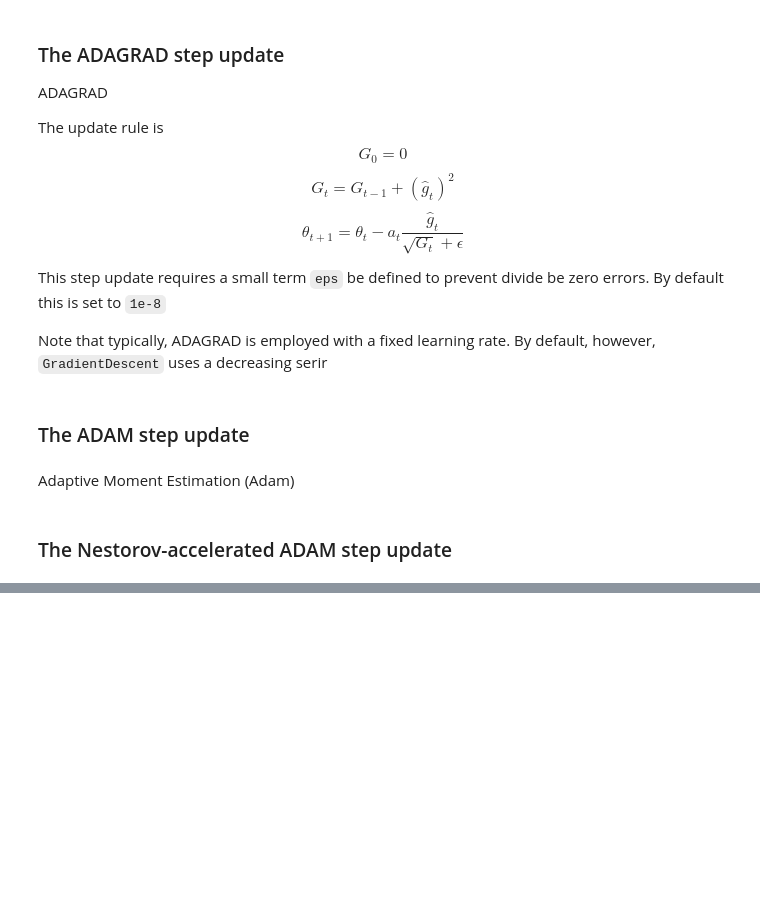
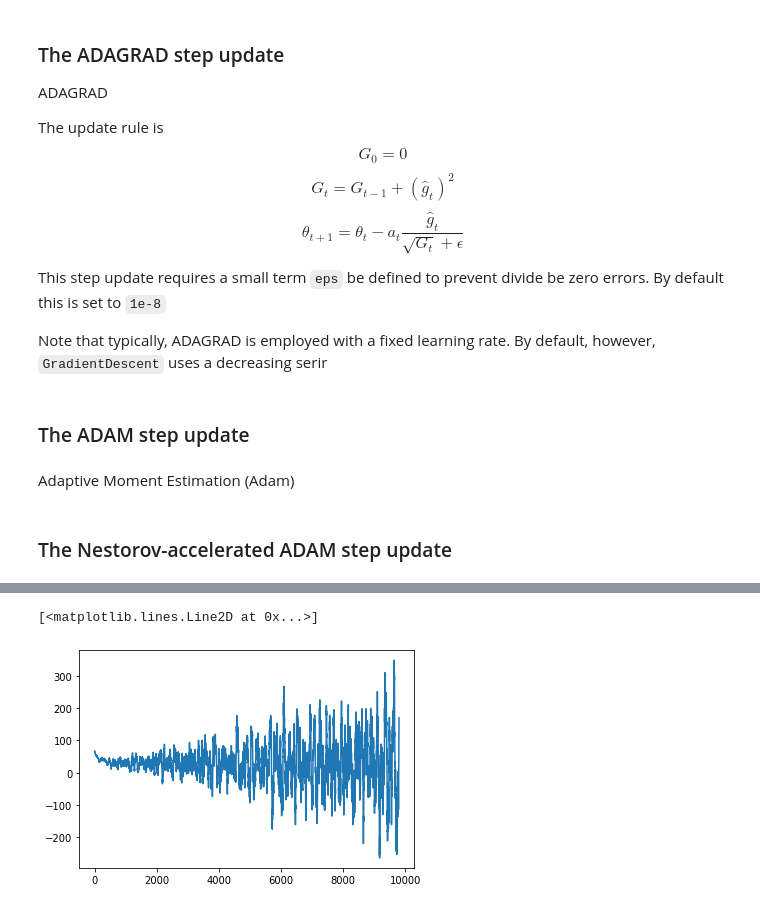
Before and after one commit to LaptopBiologist/gradless, a Jupyter notebook: 02_updates.ipynb, the cells around one changed output, grey strips where cells are left out. Saved outputs shown, nothing was run; the diff lists cells and outputs as text; code cells hidden in the pictures; blank space fills up the shorter version.

```diff
--- a/02_updates.ipynb
+++ b/02_updates.ipynb
@@ -128,0 +316,5 @@ class NADAM(UpdateBase):
+# %%
+pyplot.plot(intercepts)
+# %% [output]
+[<matplotlib.lines.Line2D at 0x...>]
+[figure, added]
```
Also changed, not shown: parts of 32 cells of this notebook, 2 other files.
